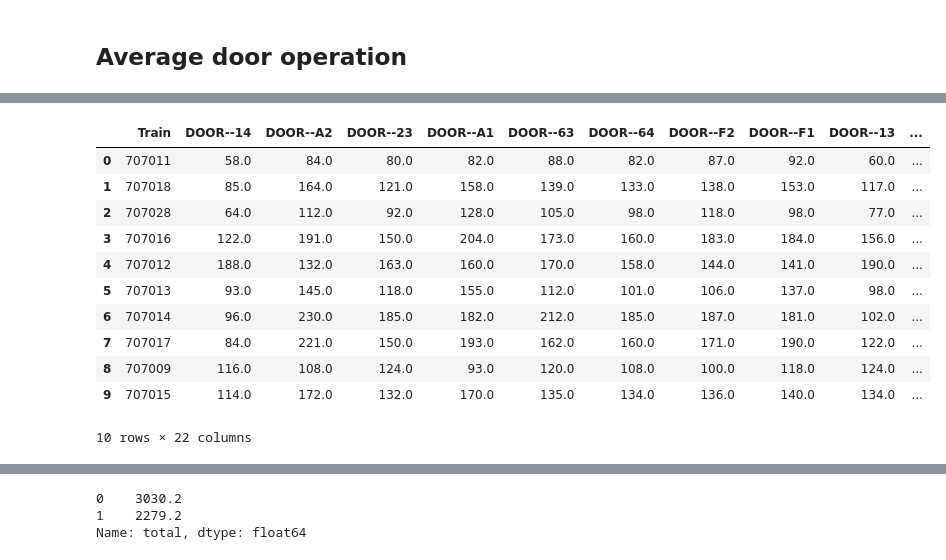
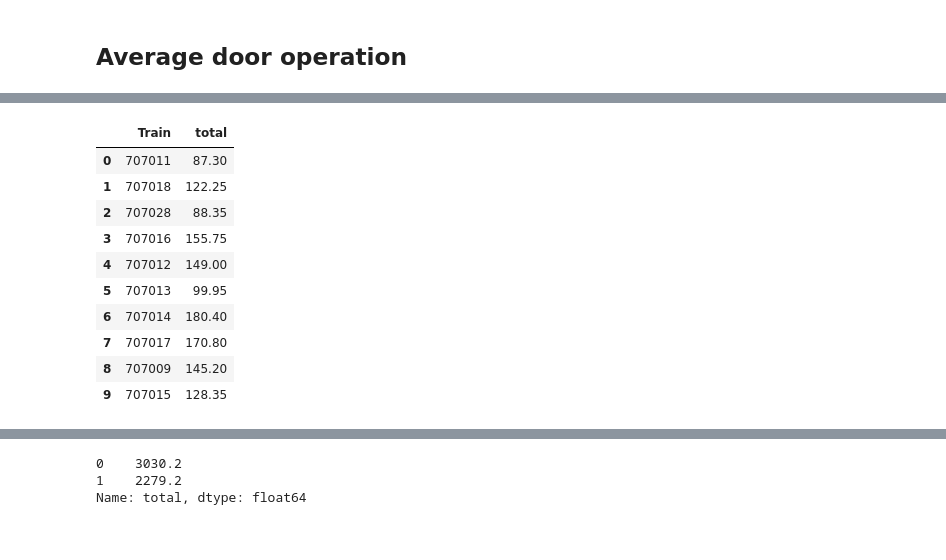
Before and after one commit to Calonnec/S_interview, a Jupyter notebook: Data exploration.ipynb, the cells around one changed output, grey strips where cells are left out. Cells and saved outputs as stored; diff of their text form; code cells hidden in the pictures.

Commit message:
Added data per door

```diff
--- a/Data exploration.ipynb
+++ b/Data exploration.ipynb
@@ -138,20 +138,20 @@ df_dict["Day 1"]
 # %%
 df_ave = ((df_dict["Day 2"].select_dtypes("number") + df_dict["Day 2"].select_dtypes("number"))/2)
 df_ave.insert(loc=0, column='Train', value=df_dict["Day 2"]["train_nb"])
-df_ave
+df_ave["total"] = df_ave["total"]/20
+df_ave[["Train", "total"]]
 # %% [output]
-|  | Train | DOOR--14 | DOOR--A2 | DOOR--23 | DOOR--A1 | DOOR--63 | DOOR--64 | DOOR--F2 | DOOR--F1 | DOOR--13 | ... |
-| 0 | 707011 | 58.0 | 84.0 | 80.0 | 82.0 | 88.0 | 82.0 | 87.0 | 92.0 | 60.0 | ... |
-| 1 | 707018 | 85.0 | 164.0 | 121.0 | 158.0 | 139.0 | 133.0 | 138.0 | 153.0 | 117.0 | ... |
-| 2 | 707028 | 64.0 | 112.0 | 92.0 | 128.0 | 105.0 | 98.0 | 118.0 | 98.0 | 77.0 | ... |
-| 3 | 707016 | 122.0 | 191.0 | 150.0 | 204.0 | 173.0 | 160.0 | 183.0 | 184.0 | 156.0 | ... |
-| 4 | 707012 | 188.0 | 132.0 | 163.0 | 160.0 | 170.0 | 158.0 | 144.0 | 141.0 | 190.0 | ... |
-| 5 | 707013 | 93.0 | 145.0 | 118.0 | 155.0 | 112.0 | 101.0 | 106.0 | 137.0 | 98.0 | ... |
-| 6 | 707014 | 96.0 | 230.0 | 185.0 | 182.0 | 212.0 | 185.0 | 187.0 | 181.0 | 102.0 | ... |
-| 7 | 707017 | 84.0 | 221.0 | 150.0 | 193.0 | 162.0 | 160.0 | 171.0 | 190.0 | 122.0 | ... |
-| 8 | 707009 | 116.0 | 108.0 | 124.0 | 93.0 | 120.0 | 108.0 | 100.0 | 118.0 | 124.0 | ... |
-| 9 | 707015 | 114.0 | 172.0 | 132.0 | 170.0 | 135.0 | 134.0 | 136.0 | 140.0 | 134.0 | ... |
+|  | Train | total |
+| 0 | 707011 | 87.30 |
+| 1 | 707018 | 122.25 |
+| 2 | 707028 | 88.35 |
+| 3 | 707016 | 155.75 |
+| 4 | 707012 | 149.00 |
+| 5 | 707013 | 99.95 |
+| 6 | 707014 | 180.40 |
+| 7 | 707017 | 170.80 |
+| 8 | 707009 | 145.20 |
+| 9 | 707015 | 128.35 |
-10 rows × 22 columns
 # %%
 df_SE = df_ave[df_ave["Train"].isin(SE_train)].describe()
 df_SE.loc[["mean"]]
```
Also changed, not shown: parts of 1 cell of this notebook, 1 other file.
